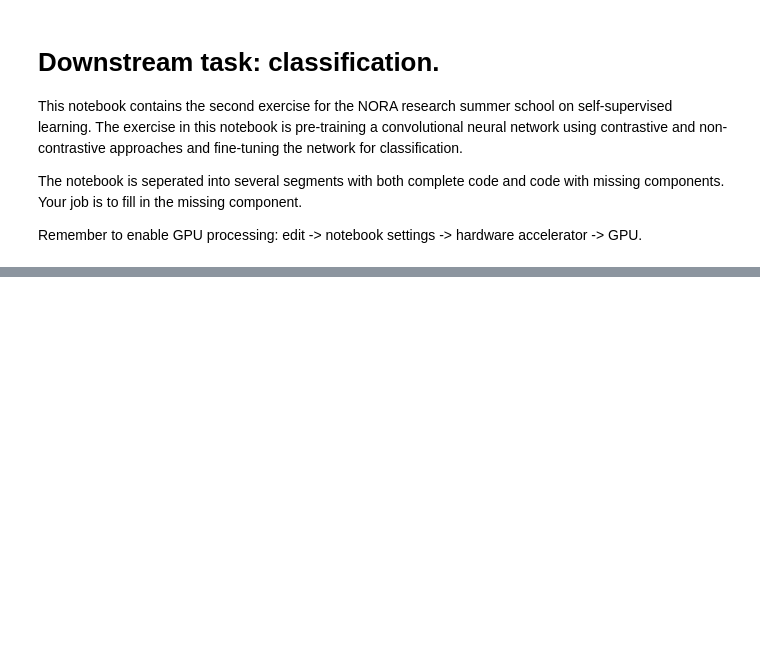
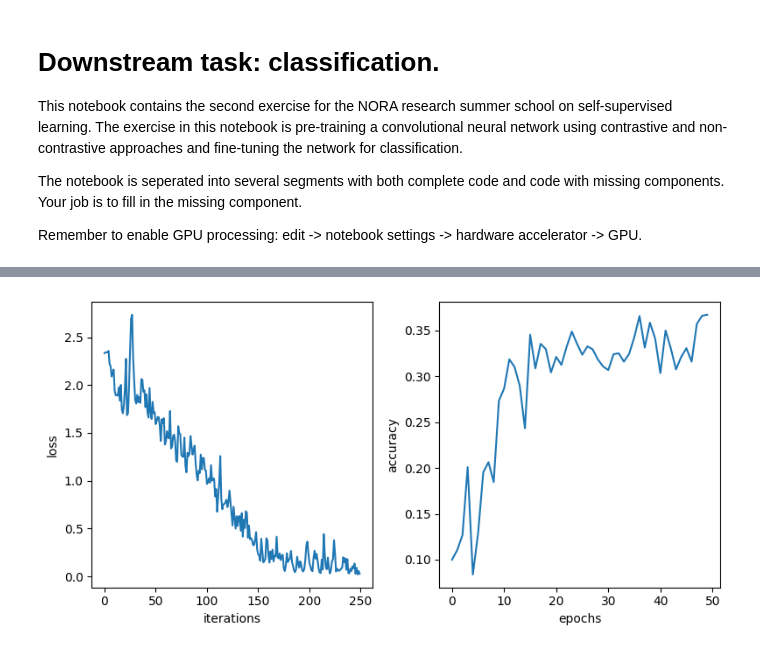
Before and after one commit to Osrip/nora, a Jupyter notebook: day2_notebook(1).ipynb, the cells around one changed output, grey strips where cells are left out. Cells and saved outputs as stored; diff of their text form; code cells hidden in the pictures; blank space fills up the shorter version.

```diff
--- a/day2_notebook(1).ipynb
+++ b/day2_notebook(1).ipynb
@@ -169,7 +171,8 @@ Your task is to implement the following self-supervised frameworks:
 *   [SimCLR](https://arxiv.org/abs/2002.05709)
 # %%
 #@title Augemntation operation
-def augment(in_tensor, crop_size=6):
+def augment(in_tensor, crop_size=64):
+    # TODO: This should have both color distribution distortion and cropping (see notes of day 2)
     return transforms.RandomCrop(crop_size)(in_tensor)
 
 '''
@@ -314,13 +349,15 @@ Remember to enable GPU processing: edit -> notebook settings -> hardware acceler
 #@title Training code for downstream task.
 
 from IPython.display import clear_output
-EPOCHS = 200
-USE_PRETRAINED_WEIGHTS = False
+EPOCHS = 50
+USE_PRETRAINED_WEIGHTS = True
+
+pretrained_model = model
 
 model = clf_network().to('cuda')
 
 if USE_PRETRAINED_WEIGHTS:
-  model.encoder.load_state_dict("fill name of your network".encoder.state_dict())
+  model.encoder.load_state_dict(pretrained_model.encoder.state_dict())
 
 
 LossList, AccuracyList = [], []
@@ -339,7 +376,6 @@ for epoch in range(EPOCHS):
         y_tr_pred = model(x_tr)
 
         loss = criterion(y_tr_pred, y_tr)
-        breakpoint()
         loss.backward()
         optimizer.step()
 
@@ -384,0 +418 @@ ipdb> quit()
+[figure, added]
```
Also changed, not shown: parts of 5 cells of this notebook.
